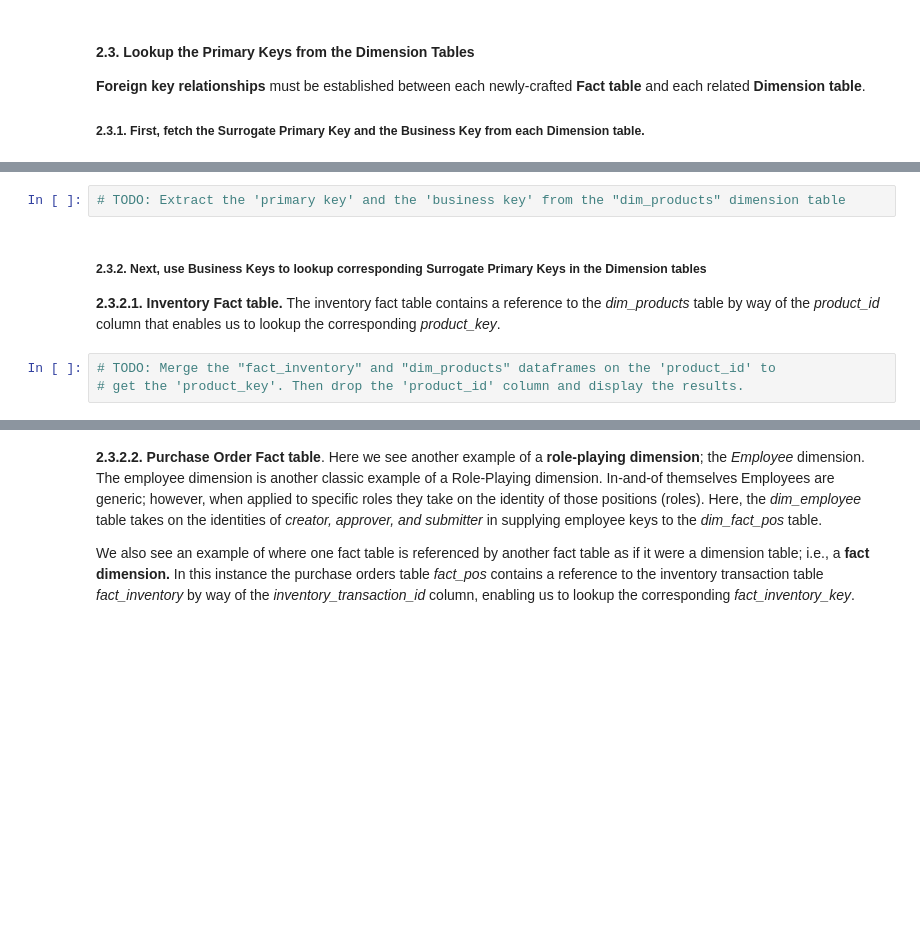
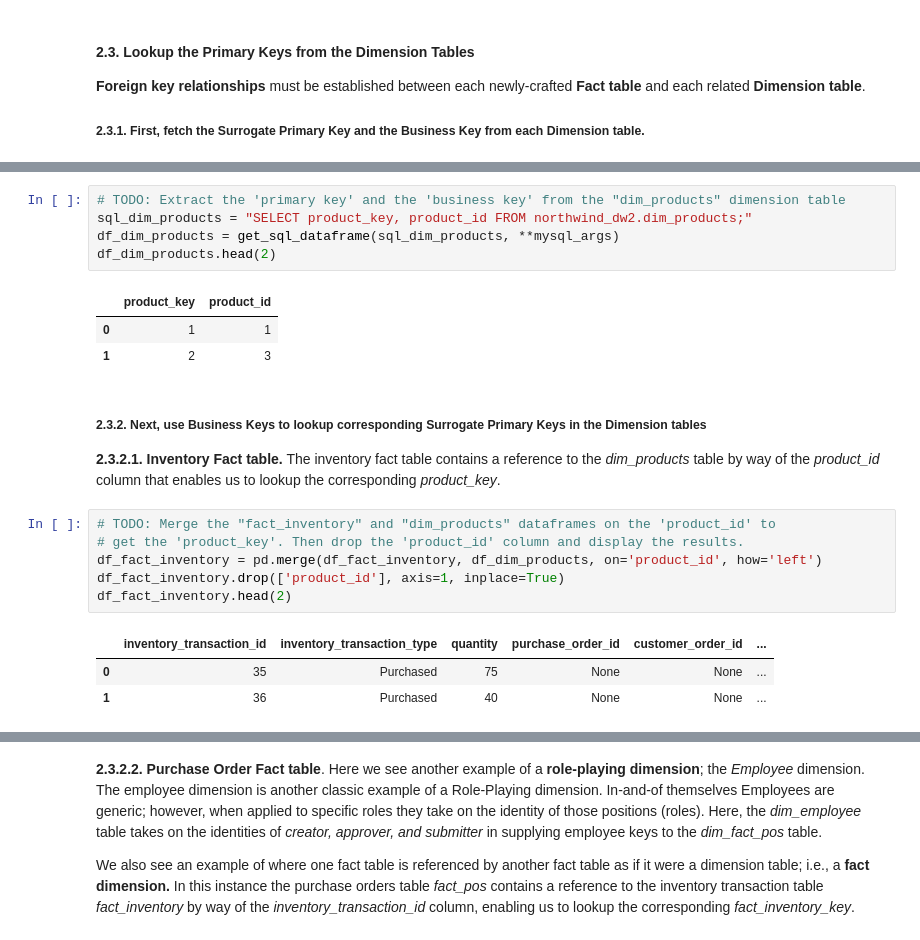
Before and after one commit to briceh87/DS-2002, a Jupyter notebook: 03-NoSQL/Lab-04-Python-MongoDB-ETL.ipynb, the cells around one changed output, grey strips where cells are left out. Cells and saved outputs as stored; diff of their text form; blank space fills up the shorter version.

```diff
--- a/03-NoSQL/Lab-04-Python-MongoDB-ETL.ipynb
+++ b/03-NoSQL/Lab-04-Python-MongoDB-ETL.ipynb
@@ -331,11 +390,25 @@ df_dim_invoices.head(2)
 # %%
 # TODO: Extract the 'primary key' and the 'business key' from the "dim_products" dimension table
+sql_dim_products = "SELECT product_key, product_id FROM northwind_dw2.dim_products;"
+df_dim_products = get_sql_dataframe(sql_dim_products, **mysql_args)
+df_dim_products.head(2)
+# %% [output]
+|  | product_key | product_id |
+| 0 | 1 | 1 |
+| 1 | 2 | 3 |
 # %% [markdown]
 ##### 2.3.2. Next, use Business Keys to lookup corresponding Surrogate Primary Keys in the Dimension tables
 **2.3.2.1. Inventory Fact table.**  The inventory fact table contains a reference to the *dim_products* table by way of the *product_id* column that enables us to lookup the corresponding *product_key*.
 # %%
 # TODO: Merge the "fact_inventory" and "dim_products" dataframes on the 'product_id' to
 # get the 'product_key'. Then drop the 'product_id' column and display the results.
+df_fact_inventory = pd.merge(df_fact_inventory, df_dim_products, on='product_id', how='left')
+df_fact_inventory.drop(['product_id'], axis=1, inplace=True)
+df_fact_inventory.head(2)
+# %% [output]
+|  | inventory_transaction_id | inventory_transaction_type | quantity | purchase_order_id | customer_order_id | ... |
+| 0 | 35 | Purchased | 75 | None | None | ... |
+| 1 | 36 | Purchased | 40 | None | None | ... |
 # %%
 # TODO: Insert a new 'fact_inventory_transaction_key' column, with an ever-incrementing
 # numeric value, to serve as the surrogate primary key. Then display the results.
```
Also changed, not shown: parts of 28 cells of this notebook.
